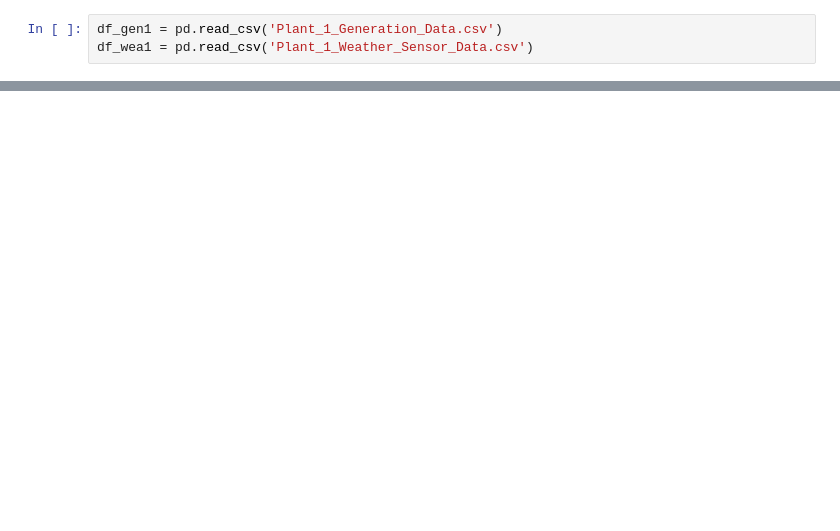
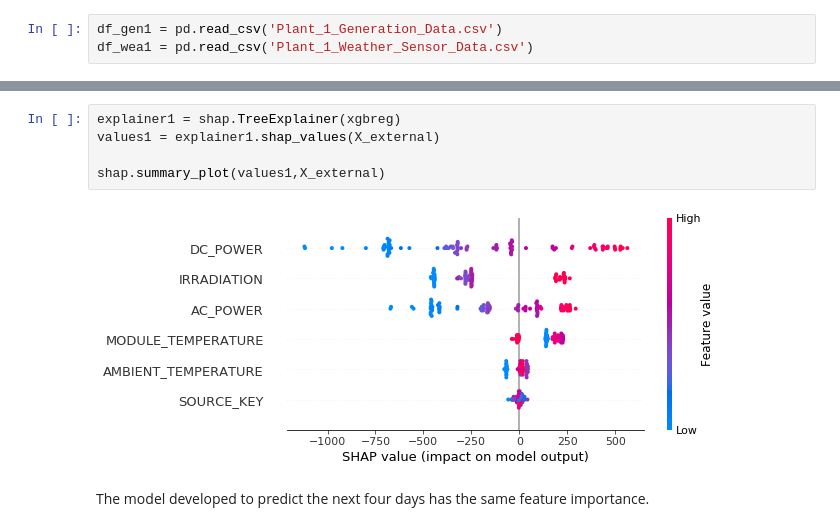
Before and after one commit to thimmis/solar_power, a Jupyter notebook: Station_1_prediction.ipynb, the cells around one changed output, grey strips where cells are left out. Drawn from its saved outputs; the diff is of its cells as text; blank space fills up the shorter version.

```diff
--- a/Station_1_prediction.ipynb
+++ b/Station_1_prediction.ipynb
@@ -267,0 +221,9 @@ shap.summary_plot(shap_values1, X_te1)
+# %%
+explainer1 = shap.TreeExplainer(xgbreg)
+values1 = explainer1.shap_values(X_external)
+
+shap.summary_plot(values1,X_external)
+# %% [output]
+[figure, added]
+# %% [markdown]
+The model developed to predict the next four days has the same feature importance.
```
Also changed, not shown: parts of 49 cells of this notebook, 1 other file.
